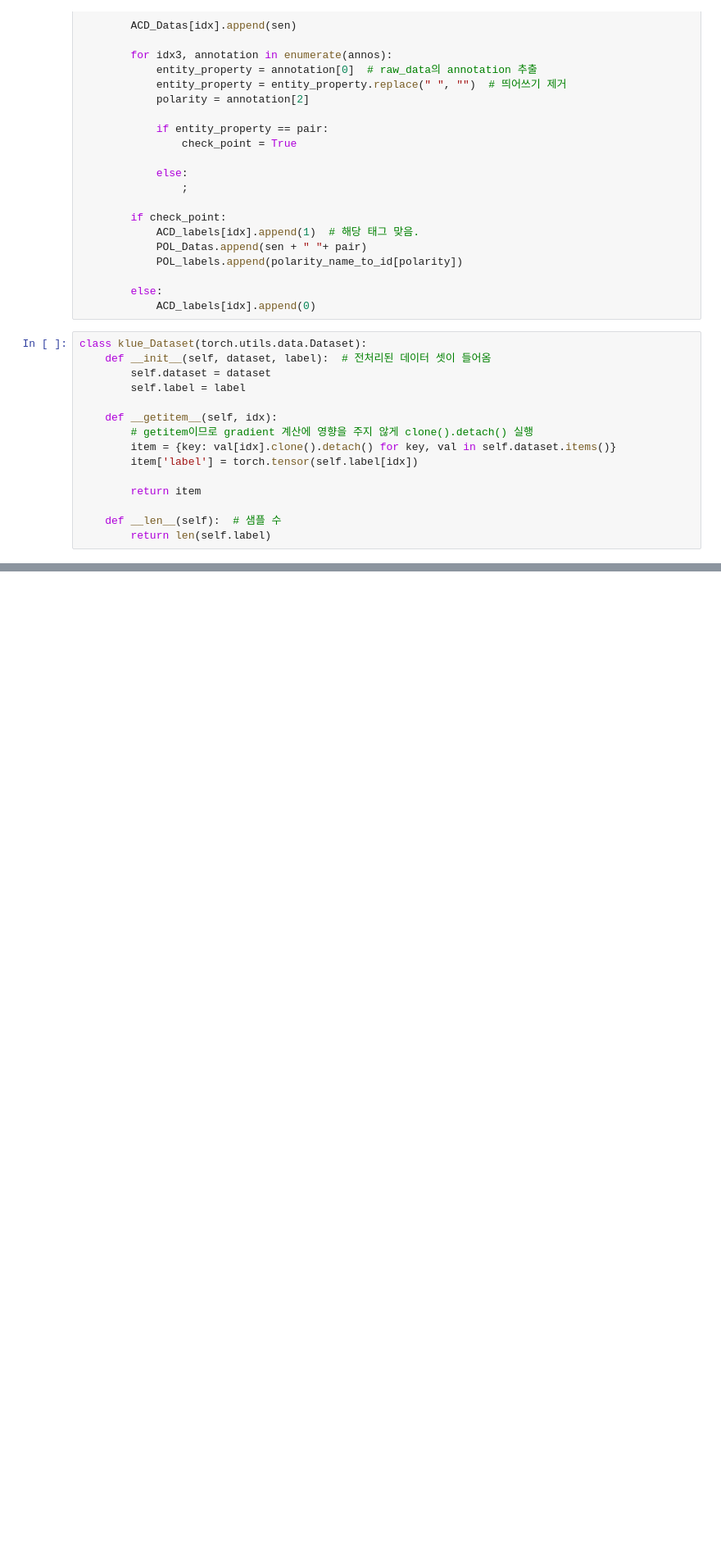
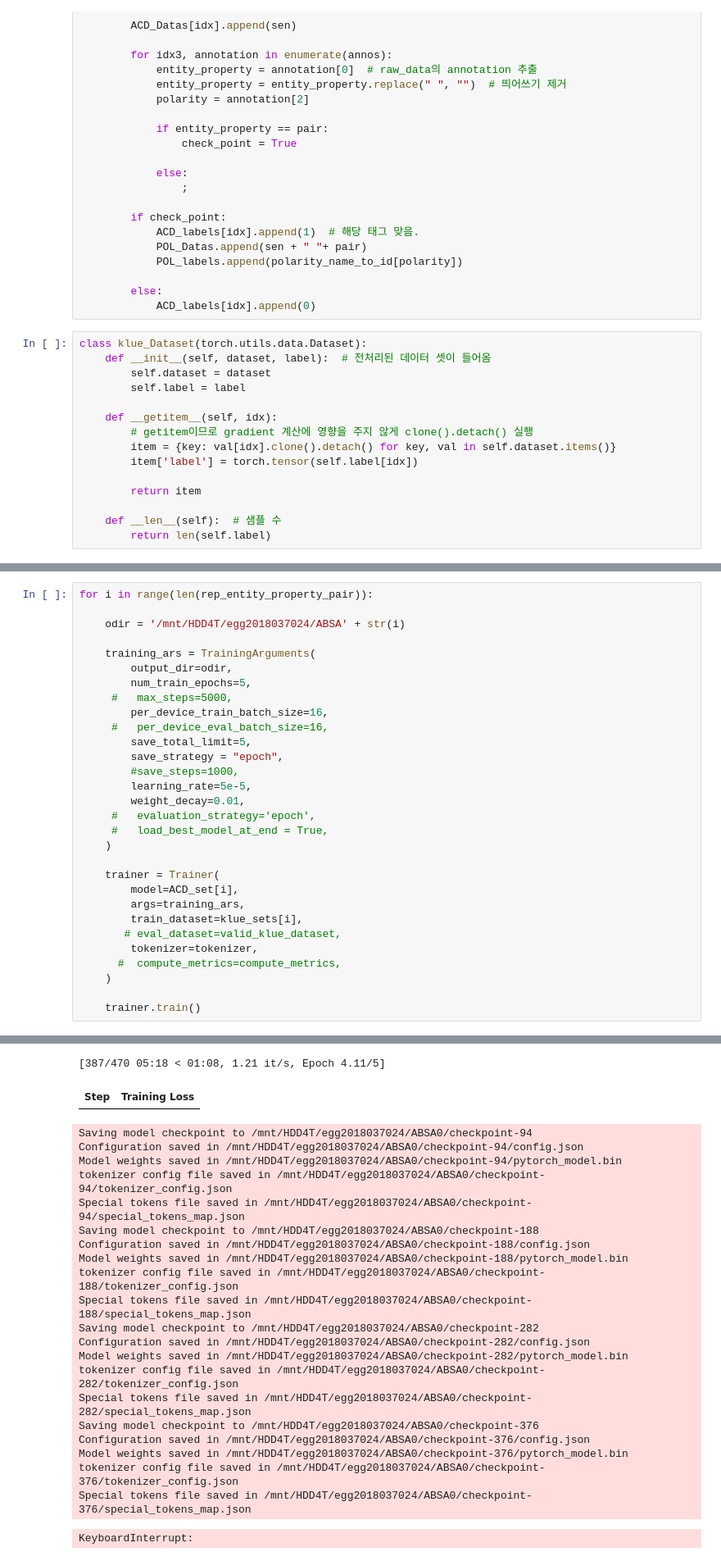
Before and after one commit to IamJunhaHwang/NLP-Project, a Jupyter notebook: model/Modeling_Base.ipynb, the cells around one changed output, grey strips where cells are left out. Shown: that part at 82% size. Drawn from its saved outputs; the diff is of its cells as text; blank space fills up the shorter version.

Commit message:
[NEW] Create Trainer

```diff
--- a/model/Modeling_Base.ipynb
+++ b/model/Modeling_Base.ipynb
@@ -302,0 +305,31 @@ POL_klue_sets.__getitem__(758)
+# %%
+for i in range(len(rep_entity_property_pair)):
+
+    odir = '/mnt/HDD4T/egg2018037024/ABSA' + str(i)
+
+    training_ars = TrainingArguments(
+        output_dir=odir,
+        num_train_epochs=5,
+     #   max_steps=5000,
+        per_device_train_batch_size=16,
+     #   per_device_eval_batch_size=16,
+        save_total_limit=5,
+        save_strategy = "epoch",
+        #save_steps=1000,
+        learning_rate=5e-5,
+        weight_decay=0.01,
+     #   evaluation_strategy='epoch',
+     #   load_best_model_at_end = True,
+    )
+
+    trainer = Trainer(
+        model=ACD_set[i],
+        args=training_ars,
+        train_dataset=klue_sets[i],
+       # eval_dataset=valid_klue_dataset,
+        tokenizer=tokenizer,
+      #  compute_metrics=compute_metrics,
+    )
+
+    trainer.train()
+# %% [output]
@@ -302,0 +343,23 @@ POL_klue_sets.__getitem__(758)
+[387/470 05:18 < 01:08, 1.21 it/s, Epoch 4.11/5]
+| Step | Training Loss |
+Saving model checkpoint to /mnt/HDD4T/egg2018037024/ABSA0/checkpoint-94
+Configuration saved in /mnt/HDD4T/egg2018037024/ABSA0/checkpoint-94/config.json
+Model weights saved in /mnt/HDD4T/egg2018037024/ABSA0/checkpoint-94/pytorch_model.bin
+tokenizer config file saved in /mnt/HDD4T/egg2018037024/ABSA0/checkpoint-94/tokenizer_config.json
+Special tokens file saved in /mnt/HDD4T/egg2018037024/ABSA0/checkpoint-94/special_tokens_map.json
+Saving model checkpoint to /mnt/HDD4T/egg2018037024/ABSA0/checkpoint-188
+Configuration saved in /mnt/HDD4T/egg2018037024/ABSA0/checkpoint-188/config.json
+Model weights saved in /mnt/HDD4T/egg2018037024/ABSA0/checkpoint-188/pytorch_model.bin
+tokenizer config file saved in /mnt/HDD4T/egg2018037024/ABSA0/checkpoint-188/tokenizer_config.json
+Special tokens file saved in /mnt/HDD4T/egg2018037024/ABSA0/checkpoint-188/special_tokens_map.json
+Saving model checkpoint to /mnt/HDD4T/egg2018037024/ABSA0/checkpoint-282
+Configuration saved in /mnt/HDD4T/egg2018037024/ABSA0/checkpoint-282/config.json
+Model weights saved in /mnt/HDD4T/egg2018037024/ABSA0/checkpoint-282/pytorch_model.bin
+tokenizer config file saved in /mnt/HDD4T/egg2018037024/ABSA0/checkpoint-282/tokenizer_config.json
+Special tokens file saved in /mnt/HDD4T/egg2018037024/ABSA0/checkpoint-282/special_tokens_map.json
+Saving model checkpoint to /mnt/HDD4T/egg2018037024/ABSA0/checkpoint-376
+Configuration saved in /mnt/HDD4T/egg2018037024/ABSA0/checkpoint-376/config.json
+Model weights saved in /mnt/HDD4T/egg2018037024/ABSA0/checkpoint-376/pytorch_model.bin
+tokenizer config file saved in /mnt/HDD4T/egg2018037024/ABSA0/checkpoint-376/tokenizer_config.json
+Special tokens file saved in /mnt/HDD4T/egg2018037024/ABSA0/checkpoint-376/special_tokens_map.json
+KeyboardInterrupt:
```
Also changed, not shown: parts of 9 cells of this notebook.
